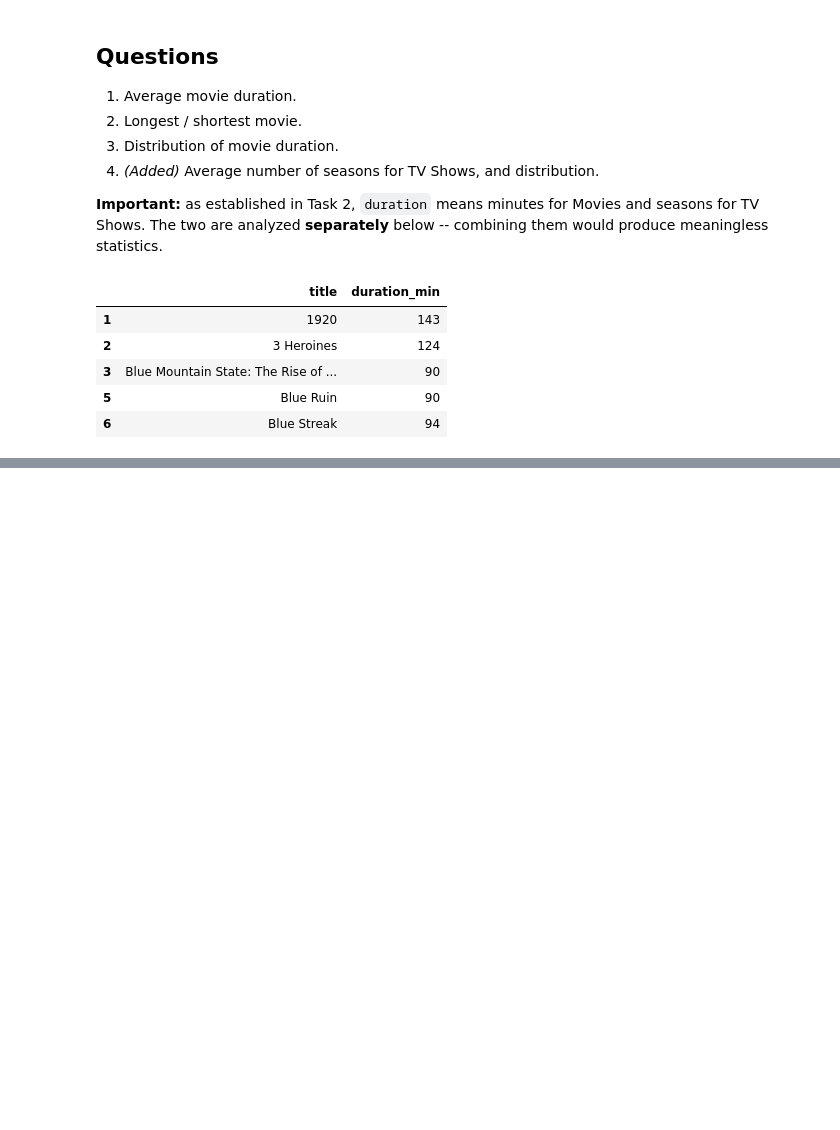
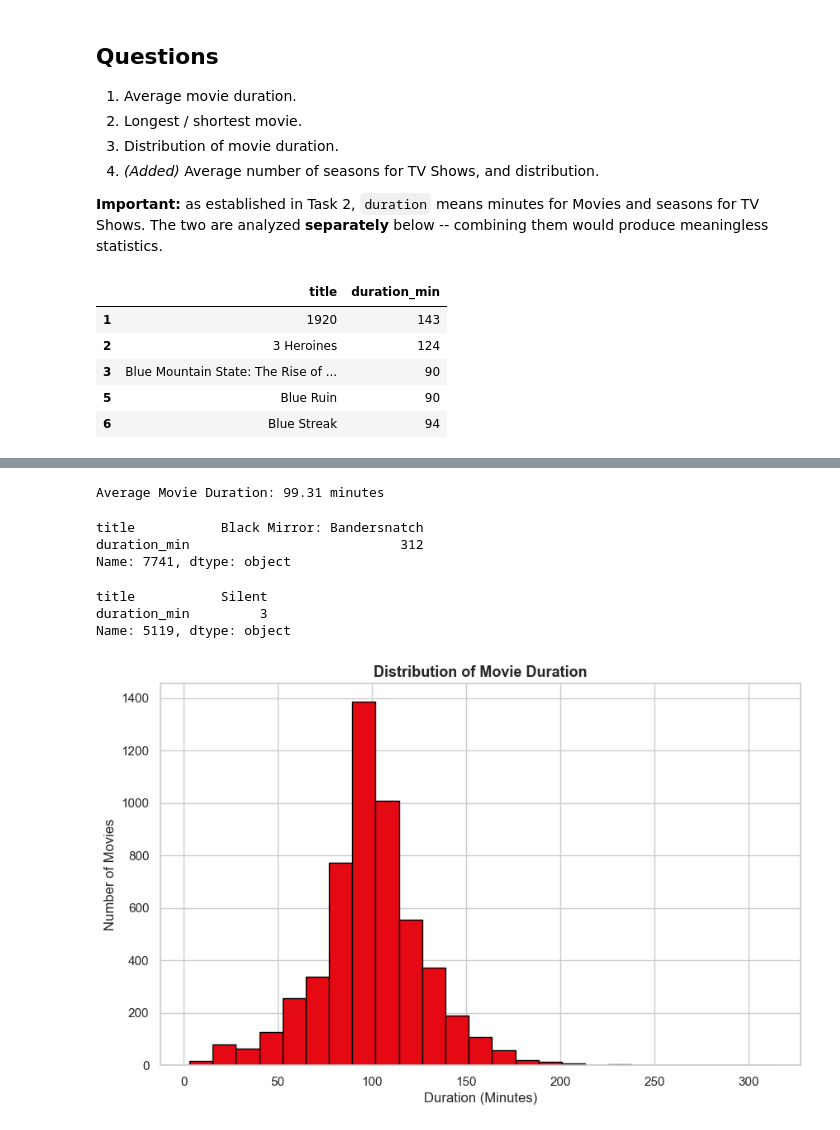
Before and after one commit to PragyaRana/DS_Training, a Jupyter notebook: Mini_Project_4.ipynb, the cells around one changed output, grey strips where cells are left out. Drawn from its saved outputs; the diff is of its cells as text; code cells hidden in the pictures; blank space fills up the shorter version.

```diff
--- a/Mini_Project_4.ipynb
+++ b/Mini_Project_4.ipynb
@@ -865,0 +880,28 @@ movies[['title', 'duration_min']].head()
+# %%
+average_duration = movies['duration_min'].mean()
+print("Average Movie Duration:", round(average_duration, 2), "minutes")
+# %% [output]
+Average Movie Duration: 99.31 minutes
+# %%
+longest_movie = movies.loc[movies['duration_min'].idxmax()]
+print(longest_movie[['title', 'duration_min']])
+# %% [output]
+title           Black Mirror: Bandersnatch
+duration_min                           312
+Name: 7741, dtype: object
+# %%
+shortest_movie = movies.loc[movies['duration_min'].idxmin()]
+print(shortest_movie[['title', 'duration_min']])
+# %% [output]
+title           Silent
+duration_min         3
+Name: 5119, dtype: object
+# %%
+plt.figure(figsize=(10, 6))
+plt.hist(movies['duration_min'], bins=25, edgecolor='black', color=NETFLIX_RED)
+plt.title("Distribution of Movie Duration")
+plt.xlabel("Duration (Minutes)")
+plt.ylabel("Number of Movies")
+plt.show()
+# %% [output]
+[figure, added]
```
Also changed, not shown: parts of 2 cells of this notebook.
